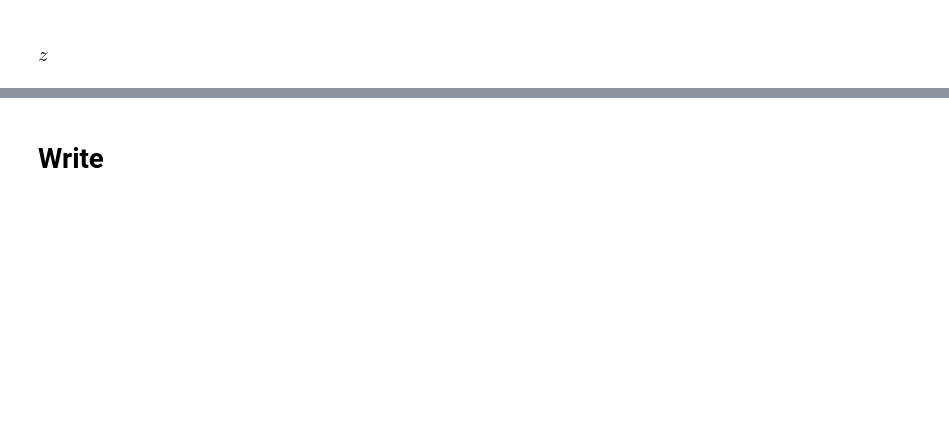
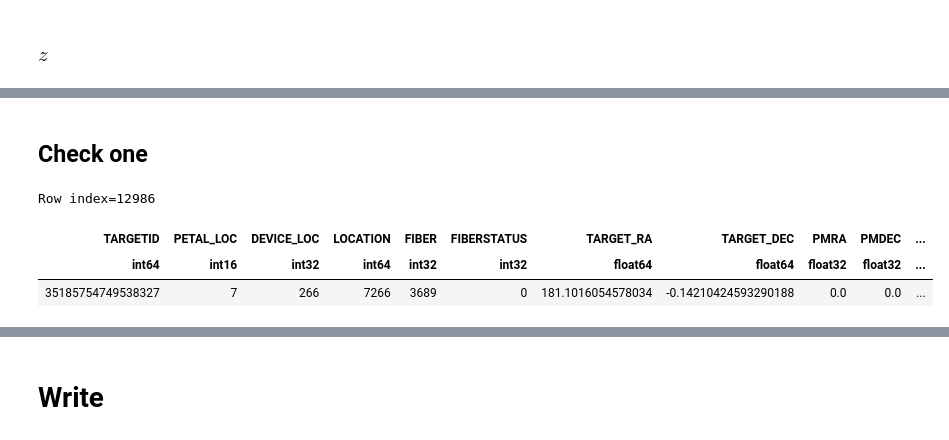
Before and after one commit to profxj/desi_sandbox, a Jupyter notebook: doc/nb/AndesData_SN.ipynb, the cells around one changed output, grey strips where cells are left out. Drawn from its saved outputs; the diff is of its cells as text; code cells hidden in the pictures; blank space fills up the shorter version.

Commit message:
fiber matching

```diff
--- a/doc/nb/AndesData_SN.ipynb
+++ b/doc/nb/AndesData_SN.ipynb
@@ -101,3 +105,13 @@ plt.show()
 # %% [output]
 [interactive output not drawn]
 [interactive output not drawn]
+# %% [markdown]
+## Check one
+# %%
+idx = np.argsort(lowz_galaxies['S_N_r'])
+lowz_galaxies[idx[-1]]
+# %% [output]
+Row index=12986
+| TARGETID | PETAL_LOC | DEVICE_LOC | LOCATION | FIBER | FIBERSTATUS | TARGET_RA | TARGET_DEC | PMRA | PMDEC | ... |
+| int64 | int16 | int32 | int64 | int32 | int32 | float64 | float64 | float32 | float32 | ... |
+| 35185754749538327 | 7 | 266 | 7266 | 3689 | 0 | 181.1016054578034 | -0.14210424593290188 | 0.0 | 0.0 | ... |
```
Also changed, not shown: parts of 14 cells of this notebook, 2 other files.
